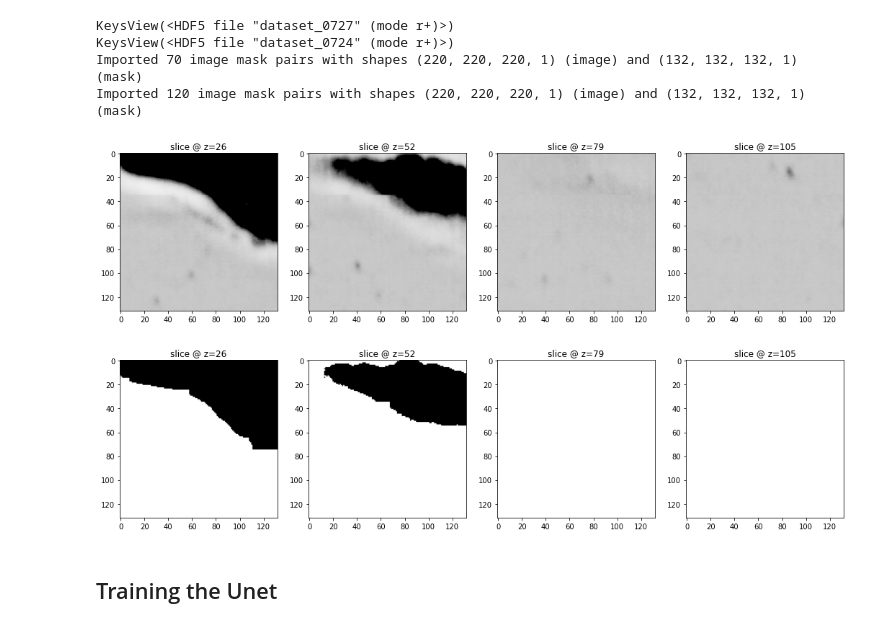
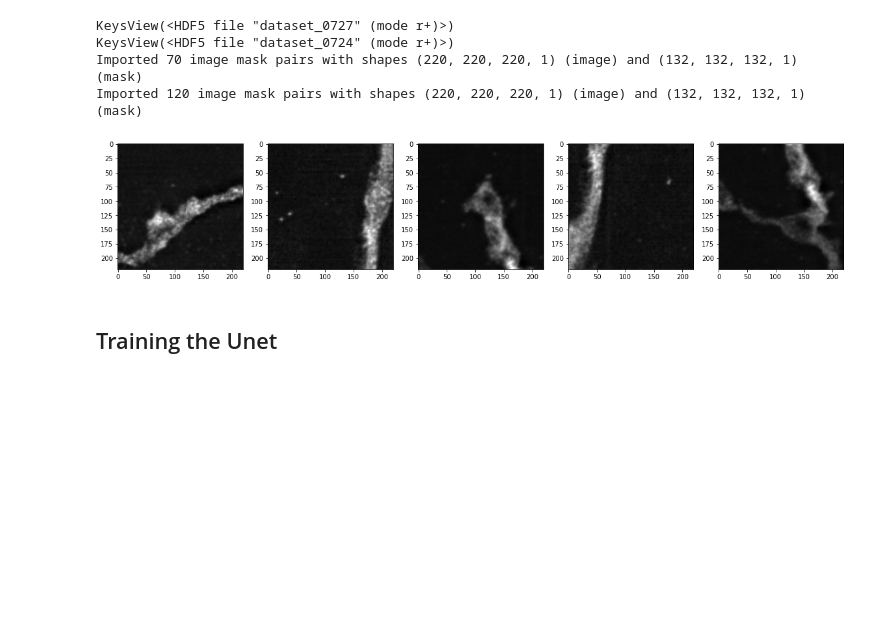
Before and after one commit to randomstructures/ExLSM-Image-Segmentation, a Jupyter notebook: 3D Unet/retrain0727/training.ipynb, the cells around one changed output. Cells and saved outputs as stored; diff of their text form; code cells hidden in the pictures; blank space fills up the shorter version.

```diff
--- a/3D Unet/retrain0727/training.ipynb
+++ b/3D Unet/retrain0727/training.ipynb
@@ -74,12 +76,16 @@ Imported 70 image mask pairs with shapes (220, 220, 220, 1) (image) and (132, 13
 Imported 120 image mask pairs with shapes (220, 220, 220, 1) (image) and (132, 132, 132, 1) (mask)
 # %%
 # validate the dataset
-img = images[9]
-utilities.showZSlices(img[44:176,44:176,44:176], mode='gray', vmin=-5, vmax=10)
-msk = masks[9]
-utilities.showZSlices(msk, mode='gray', vmin=0, vmax=1)
+#img = images[9]
+#utilities.showZSlices(img[44:176,44:176,44:176], mode='gray', vmin=-5, vmax=10)
+#msk = masks[9]
+#utilities.showZSlices(msk, mode='gray', vmin=0, vmax=1)
+plt.figure(figsize=(20,4))
+index = np.random.choice(len(images), 5)
+for i, ind in enumerate(index):
+    plt.subplot(1,5,i+1)
+    plt.imshow(np.sum(images[ind], axis=0)[...,0], cmap='gray')
 # %% [output]
-[figure, old version]
+[figure, new version]
-[figure, removed]
 # %%
 #TODO explore techniques to speed up image augumentation and batch preparation
```
Also changed, not shown: parts of 9 cells of this notebook, 2 other files.
